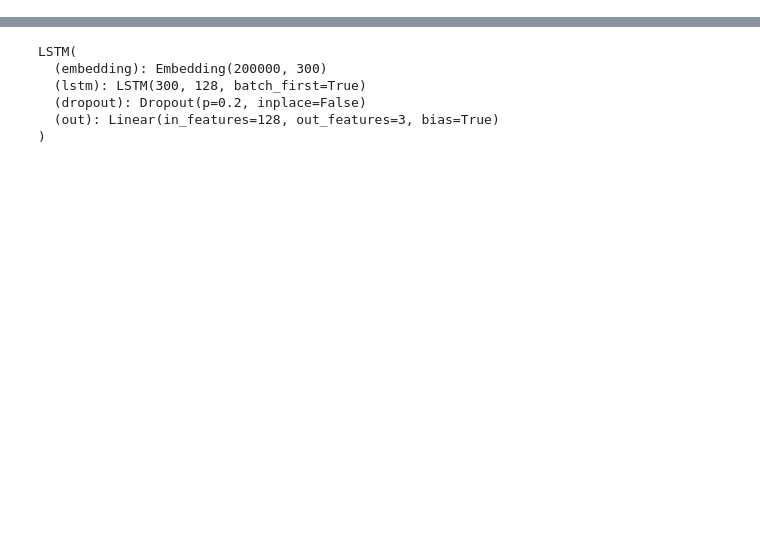
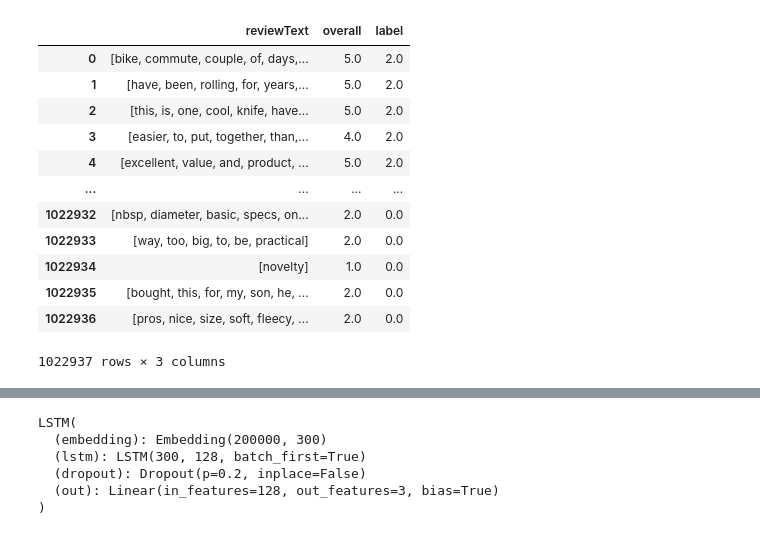
Before and after one commit to KAttila98/DM2583_project_Group3, a Jupyter notebook: Evaluating_LSTM.ipynb, the cells around one changed output, grey strips where cells are left out. Cells and saved outputs as stored; diff of their text form; code cells hidden in the pictures; blank space fills up the shorter version.

```diff
--- a/Evaluating_LSTM.ipynb
+++ b/Evaluating_LSTM.ipynb
@@ -59,3 +59,19 @@ df_eval = pd.read_pickle("Sports_prep_tokenized_balanced.pkl")
+# %%
+df_eval
+# %% [output]
+|  | reviewText | overall | label |
+| 0 | [bike, commute, couple, of, days,... | 5.0 | 2.0 |
+| 1 | [have, been, rolling, for, years,... | 5.0 | 2.0 |
+| 2 | [this, is, one, cool, knife, have... | 5.0 | 2.0 |
+| 3 | [easier, to, put, together, than,... | 4.0 | 2.0 |
+| 4 | [excellent, value, and, product, ... | 5.0 | 2.0 |
+| ... | ... | ... | ... |
+| 1022932 | [nbsp, diameter, basic, specs, on... | 2.0 | 0.0 |
+| 1022933 | [way, too, big, to, be, practical] | 2.0 | 0.0 |
+| 1022934 | [novelty] | 1.0 | 0.0 |
+| 1022935 | [bought, this, for, my, son, he, ... | 2.0 | 0.0 |
+| 1022936 | [pros, nice, size, soft, fleecy, ... | 2.0 | 0.0 |
+1022937 rows × 3 columns
 # %%
 test_X = list(df_eval['reviewText'])
 
```
Also changed, not shown: parts of 8 cells of this notebook, 12 other files.
